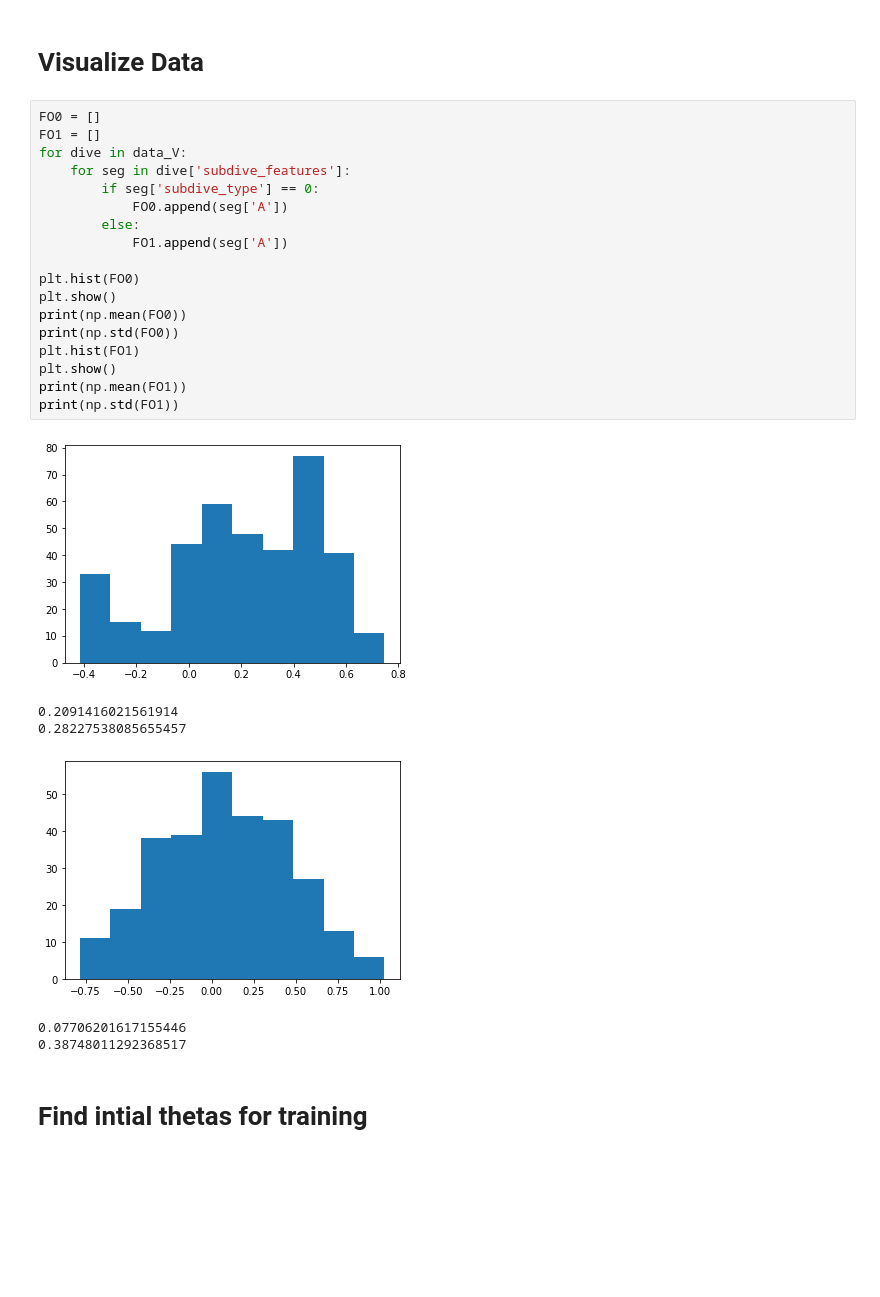
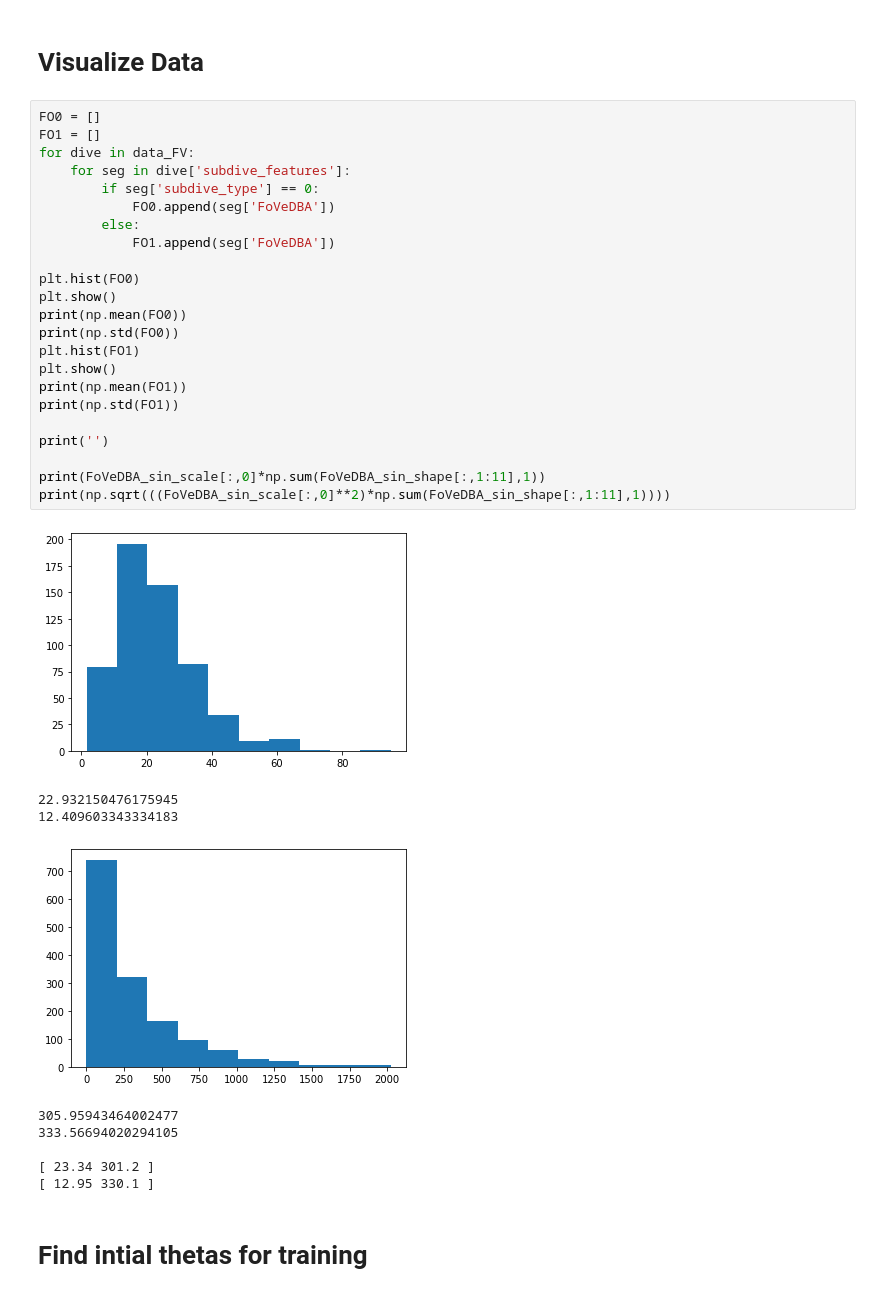
Before and after one commit to evsi8432/CarHHMM, a Jupyter notebook: Code/Simulation Study.ipynb, the cells around one changed output. Cells and saved outputs as stored; diff of their text form; blank space fills up the shorter version.

```diff
--- a/Code/Simulation Study.ipynb
+++ b/Code/Simulation Study.ipynb
@@ -216,28 +274,36 @@ print(np.array([np.sqrt(np.mean(np.array([5,50])**2) + np.var(np.array([20,80]))
 # %%
 FO0 = []
 FO1 = []
-for dive in data_V:
+for dive in data_FV:
     for seg in dive['subdive_features']:
         if seg['subdive_type'] == 0:
-            FO0.append(seg['A'])
+            FO0.append(seg['FoVeDBA'])
         else:
-            FO1.append(seg['A'])
+            FO1.append(seg['FoVeDBA'])
 
 plt.hist(FO0)
 plt.show()
 print(np.mean(FO0))
 print(np.std(FO0))
 plt.hist(FO1)
 plt.show()
 print(np.mean(FO1))
 print(np.std(FO1))
+
+print('')
+
+print(FoVeDBA_sin_scale[:,0]*np.sum(FoVeDBA_sin_shape[:,1:11],1))
+print(np.sqrt(((FoVeDBA_sin_scale[:,0]**2)*np.sum(FoVeDBA_sin_shape[:,1:11],1))))
 # %% [output]
-[figure, old version]
+[figure, new version]
-0.2091416021561914
-0.28227538085655457
+22.932150476175945
+12.409603343334183
-[figure, old version]
+[figure, new version]
-0.07706201617155446
-0.38748011292368517
+305.95943464002477
+333.56694020294105
+
+[ 23.34 301.2 ]
+[ 12.95 330.1 ]
 # %% [markdown]
 # Find intial thetas for training
 # %%
```
Also changed, not shown: parts of 13 cells of this notebook, 26 other files.
